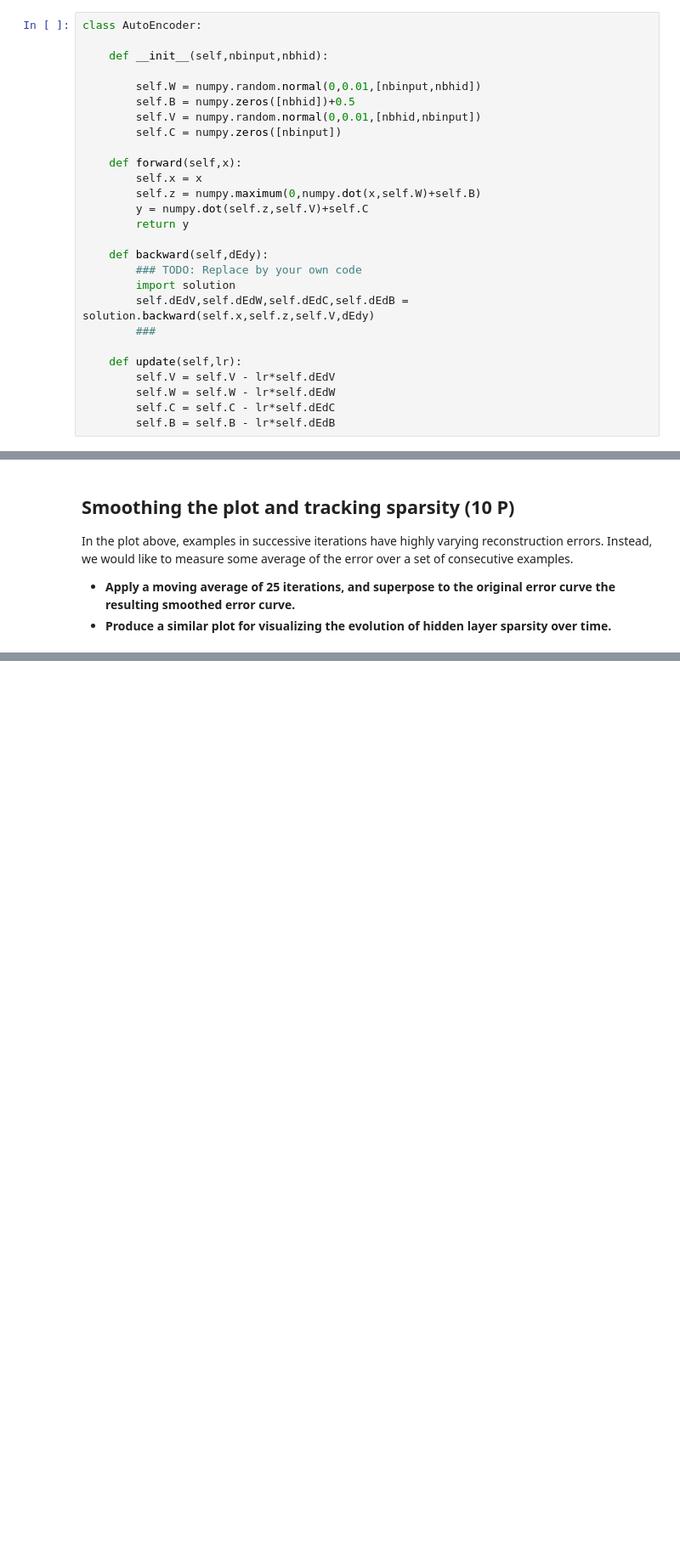
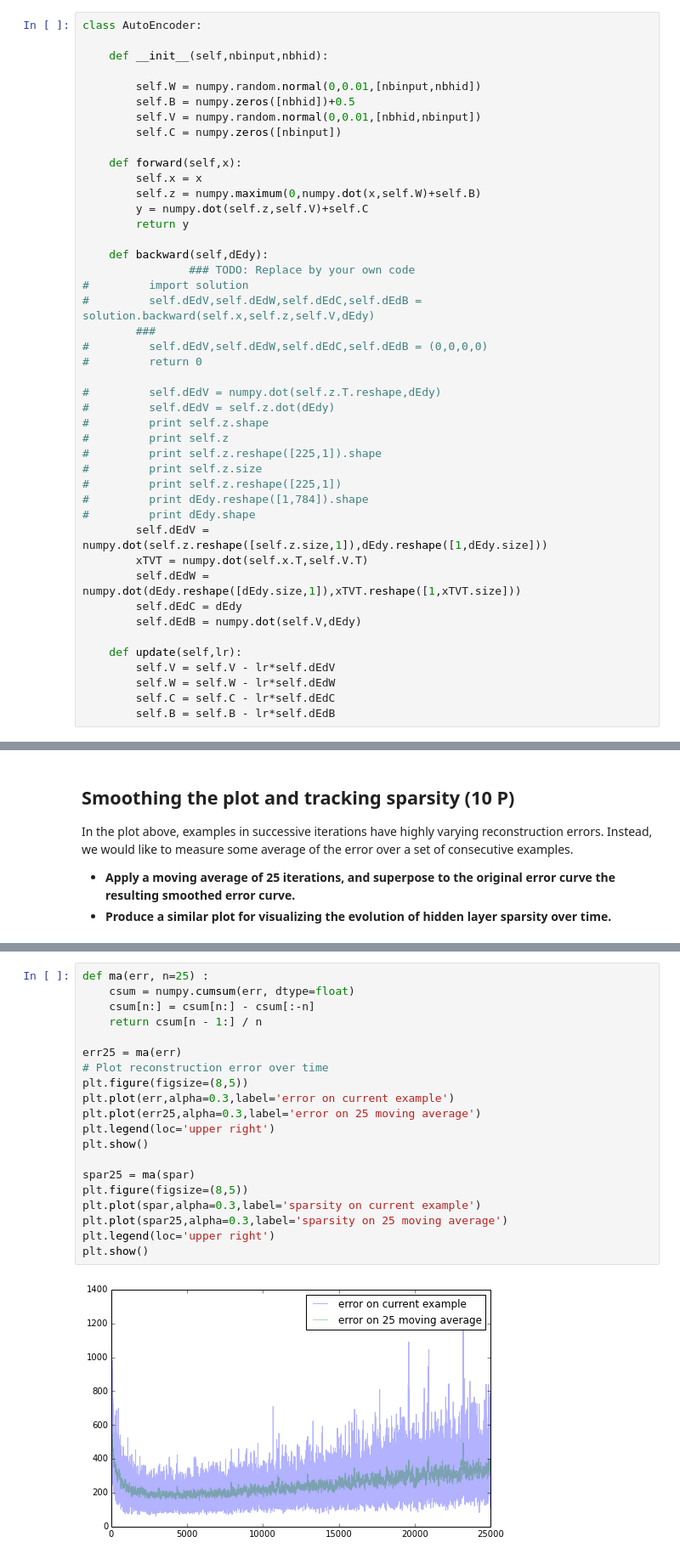
Before and after one commit to tim-pl-m/machinelearning2, a Jupyter notebook: ML2_exercise_4/sheet04-tim.ipynb, the cells around one changed output, grey strips where cells are left out. Shown: that part at 85% size. Drawn from its saved outputs; the diff is of its cells as text; blank space fills up the shorter version.

```diff
--- a/ML2_exercise_4/sheet04-tim.ipynb
+++ b/ML2_exercise_4/sheet04-tim.ipynb
@@ -58,10 +60,27 @@ class AutoEncoder:
         return y
 
     def backward(self,dEdy):
-        ### TODO: Replace by your own code
-        import solution
-        self.dEdV,self.dEdW,self.dEdC,self.dEdB = solution.backward(self.x,self.z,self.V,dEdy)
+                ### TODO: Replace by your own code
+#         import solution
+#         self.dEdV,self.dEdW,self.dEdC,self.dEdB = solution.backward(self.x,self.z,self.V,dEdy)
         ###
+#         self.dEdV,self.dEdW,self.dEdC,self.dEdB = (0,0,0,0)
+#         return 0
+
+#         self.dEdV = numpy.dot(self.z.T.reshape,dEdy)
+#         self.dEdV = self.z.dot(dEdy)
+#         print self.z.shape
+#         print self.z
+#         print self.z.reshape([225,1]).shape
+#         print self.z.size
+#         print self.z.reshape([225,1])
+#         print dEdy.reshape([1,784]).shape
+#         print dEdy.shape
+        self.dEdV = numpy.dot(self.z.reshape([self.z.size,1]),dEdy.reshape([1,dEdy.size]))
+        xTVT = numpy.dot(self.x.T,self.V.T)
+        self.dEdW = numpy.dot(dEdy.reshape([dEdy.size,1]),xTVT.reshape([1,xTVT.size]))
+        self.dEdC = dEdy
+        self.dEdB = numpy.dot(self.V,dEdy)
 
     def update(self,lr):
         self.V = self.V - lr*self.dEdV
@@ -118,0 +134,22 @@ solution.plotspar(spar)
+# %%
+def ma(err, n=25) :
+    csum = numpy.cumsum(err, dtype=float)
+    csum[n:] = csum[n:] - csum[:-n]
+    return csum[n - 1:] / n
+
+err25 = ma(err)
+# Plot reconstruction error over time
+plt.figure(figsize=(8,5))
+plt.plot(err,alpha=0.3,label='error on current example')
+plt.plot(err25,alpha=0.3,label='error on 25 moving average')
+plt.legend(loc='upper right')
+plt.show()
+
+spar25 = ma(spar)
+plt.figure(figsize=(8,5))
+plt.plot(spar,alpha=0.3,label='sparsity on current example')
+plt.plot(spar25,alpha=0.3,label='sparsity on 25 moving average')
+plt.legend(loc='upper right')
+plt.show()
+# %% [output]
+[figure, added]
```
Also changed, not shown: parts of 6 cells of this notebook.
